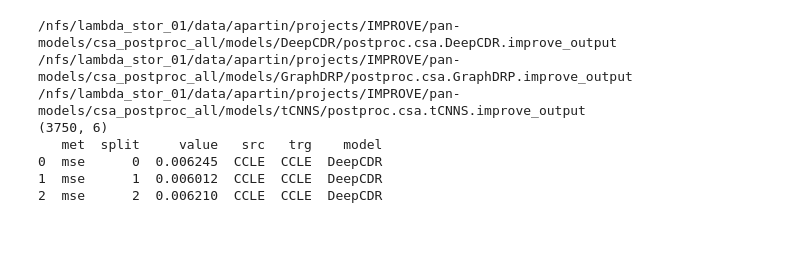
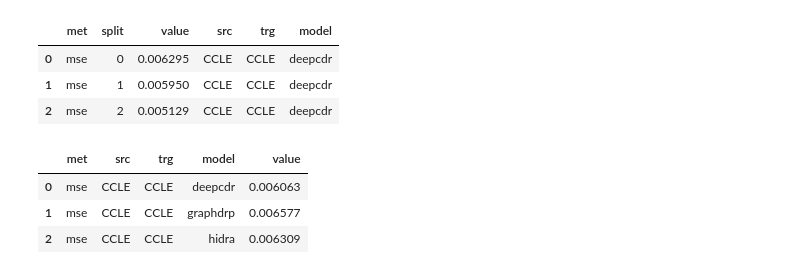
Before and after one commit to adpartin/cross-dataset-drp-paper, a Jupyter notebook: postprocess_plot.ipynb, the cells around one changed output. Saved outputs shown, nothing was run; the diff lists cells and outputs as text; code cells hidden in the pictures; blank space fills up the shorter version.

```diff
--- a/postprocess_plot.ipynb
+++ b/postprocess_plot.ipynb
@@ -61,34 +22,23 @@ pprint(df[:3])
-# %%
-# Aggregate scores from all models
-
-res_fname = 'all_scores.csv'
-out_fname = 'all_models_' + res_fname
-
-agg_df_list = []
-missing_files = []
-
-for model_dir in models_paths_list:
-    model_name = model_dir.name
-    pp_res_path = model_dir / f"postproc.csa.{model_name}.improve_output"
-    print(pp_res_path)
-    try:
-        rr = pd.read_csv(pp_res_path / res_fname, sep=',')
-        agg_df_list.append(rr)
-    except FileNotFoundError:
-        warnings.warn(f"File not found! {pp_res_path}", UserWarning)
-        missing_files.append(pp_res_path)
-
-df = pd.concat(agg_df_list, axis=0)
-df.to_csv(filepath / out_fname, index=False)
-pprint(df.shape)
-# pprint(df.nunique())
-pprint(df[:3])
-# %% [output]
-/nfs/lambda_stor_01/data/apartin/projects/IMPROVE/pan-models/csa_postproc_all/models/DeepCDR/postproc.csa.DeepCDR.improve_output
-/nfs/lambda_stor_01/data/apartin/projects/IMPROVE/pan-models/csa_postproc_all/models/GraphDRP/postproc.csa.GraphDRP.improve_output
-/nfs/lambda_stor_01/data/apartin/projects/IMPROVE/pan-models/csa_postproc_all/models/tCNNS/postproc.csa.tCNNS.improve_output
-(3750, 6)
-   met  split     value   src   trg    model
-0  mse      0  0.006245  CCLE  CCLE  DeepCDR
-1  mse      1  0.006012  CCLE  CCLE  DeepCDR
-2  mse      2  0.006210  CCLE  CCLE  DeepCDR
+# %%
+datadir = Path('splits_averaged')
+filename = 'all_models_scores.csv'
+outdir = Path('ens')
+
+df = pd.read_csv(filepath / datadir / filename, sep=',')
+all_scores = df.copy()
+df.iloc[:3,:]
+# %% [output]
+|  | met | split | value | src | trg | model |
+| 0 | mse | 0 | 0.006295 | CCLE | CCLE | deepcdr |
+| 1 | mse | 1 | 0.005950 | CCLE | CCLE | deepcdr |
+| 2 | mse | 2 | 0.005129 | CCLE | CCLE | deepcdr |
+# %%
+# Average across splits
+sc_mean = df.groupby(['met', 'src', 'trg', 'model'])['value'].mean().reset_index()
+sc_std = df.groupby(['met', 'src', 'trg', 'model'])['value'].std().reset_index()
+sc_mean[:3]
+# %% [output]
+|  | met | src | trg | model | value |
+| 0 | mse | CCLE | CCLE | deepcdr | 0.006063 |
+| 1 | mse | CCLE | CCLE | graphdrp | 0.006577 |
+| 2 | mse | CCLE | CCLE | hidra | 0.006309 |
```
Also changed, not shown: parts of 23 cells of this notebook, 2 other files.
